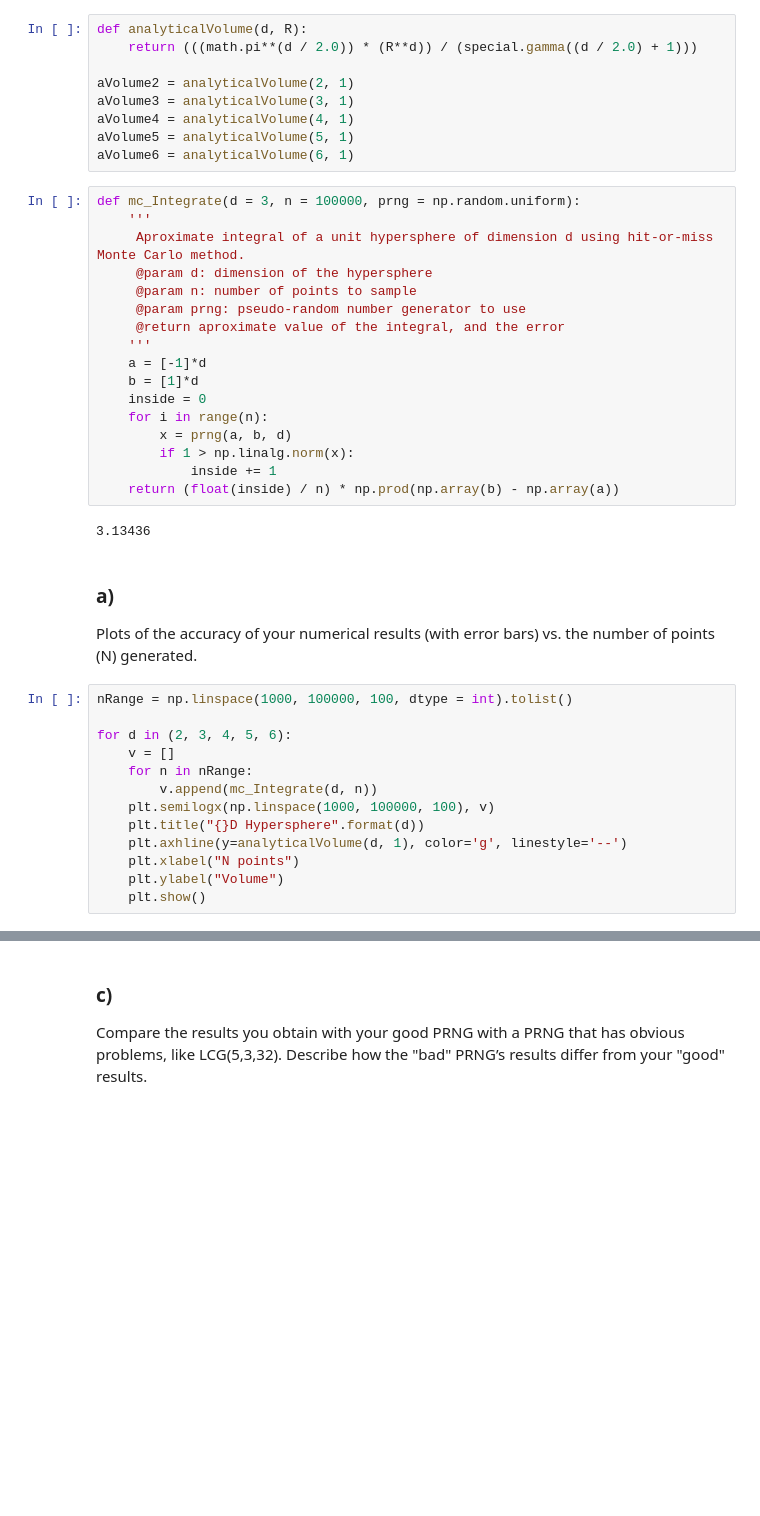
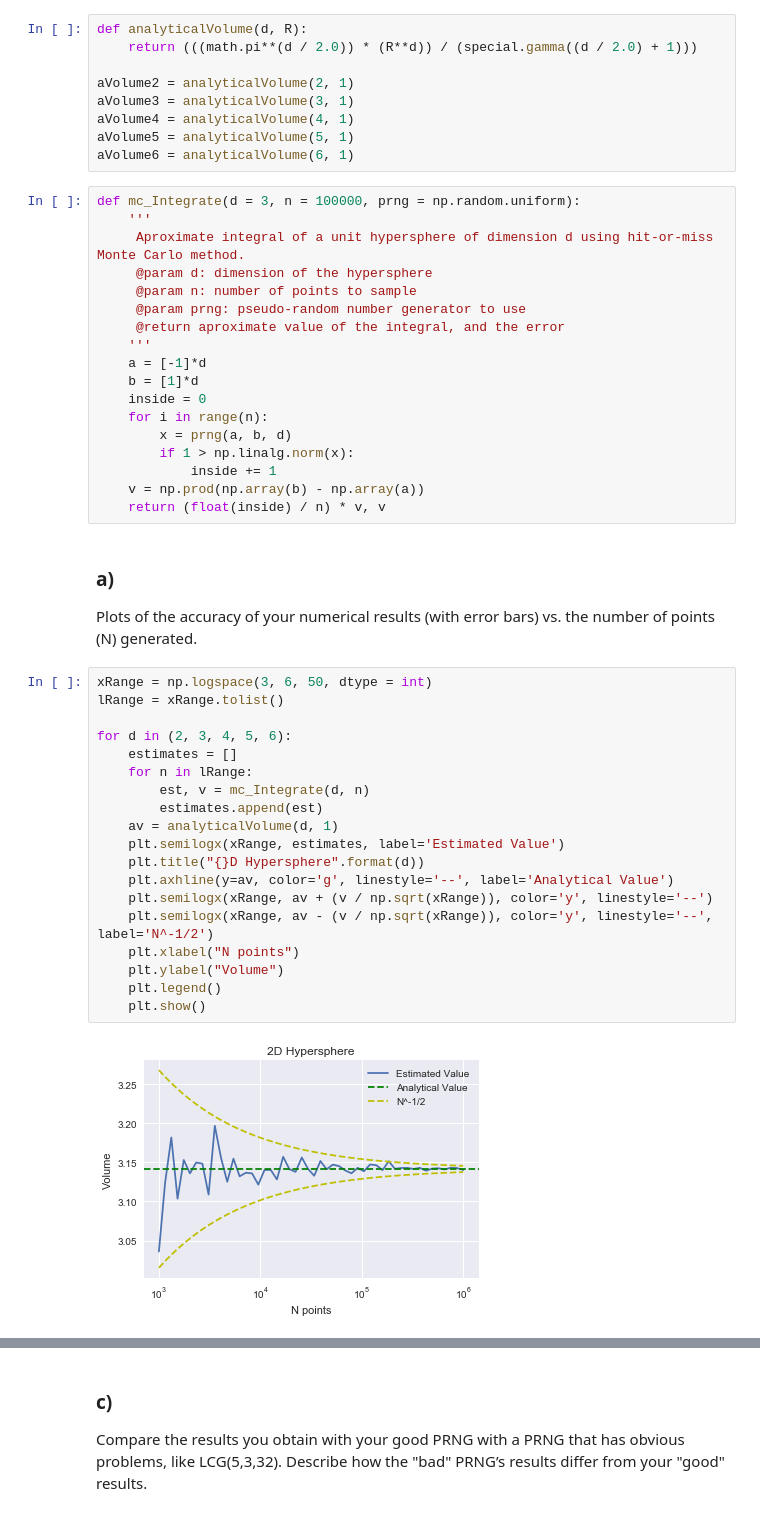
Before and after one commit to SdHockema/P410, a Jupyter notebook: P410 HW04.ipynb, the cells around one changed output, grey strips where cells are left out. Saved outputs shown, nothing was run; the diff lists cells and outputs as text; blank space fills up the shorter version.

```diff
--- a/P410 HW04.ipynb
+++ b/P410 HW04.ipynb
@@ -57,22 +46,29 @@ def mc_Integrate(d = 3, n = 100000, prng = np.random.uniform):
         x = prng(a, b, d)
         if 1 > np.linalg.norm(x):
             inside += 1
-    return (float(inside) / n) * np.prod(np.array(b) - np.array(a))
+    v = np.prod(np.array(b) - np.array(a))
+    return (float(inside) / n) * v, v
-# %% [output]
-3.13436
 # %% [markdown]
 ### a)
 Plots of the accuracy of your numerical results (with error bars) vs.  the number of points (N) generated.
 # %%
-nRange = np.linspace(1000, 100000, 100, dtype = int).tolist()
+xRange = np.logspace(3, 6, 50, dtype = int)
+lRange = xRange.tolist()
 
 for d in (2, 3, 4, 5, 6):
-    v = []
-    for n in nRange:
-        v.append(mc_Integrate(d, n))
-    plt.semilogx(np.linspace(1000, 100000, 100), v)
+    estimates = []
+    for n in lRange:
+        est, v = mc_Integrate(d, n)
+        estimates.append(est)
+    av = analyticalVolume(d, 1)
+    plt.semilogx(xRange, estimates, label='Estimated Value')
     plt.title("{}D Hypersphere".format(d))
-    plt.axhline(y=analyticalVolume(d, 1), color='g', linestyle='--')
+    plt.axhline(y=av, color='g', linestyle='--', label='Analytical Value')
+    plt.semilogx(xRange, av + (v / np.sqrt(xRange)), color='y', linestyle='--')
+    plt.semilogx(xRange, av - (v / np.sqrt(xRange)), color='y', linestyle='--', label='N^-1/2')
     plt.xlabel("N points")
     plt.ylabel("Volume")
+    plt.legend()
     plt.show()
+# %% [output]
+[figure, added]
```
Also changed, not shown: parts of 8 cells of this notebook.
